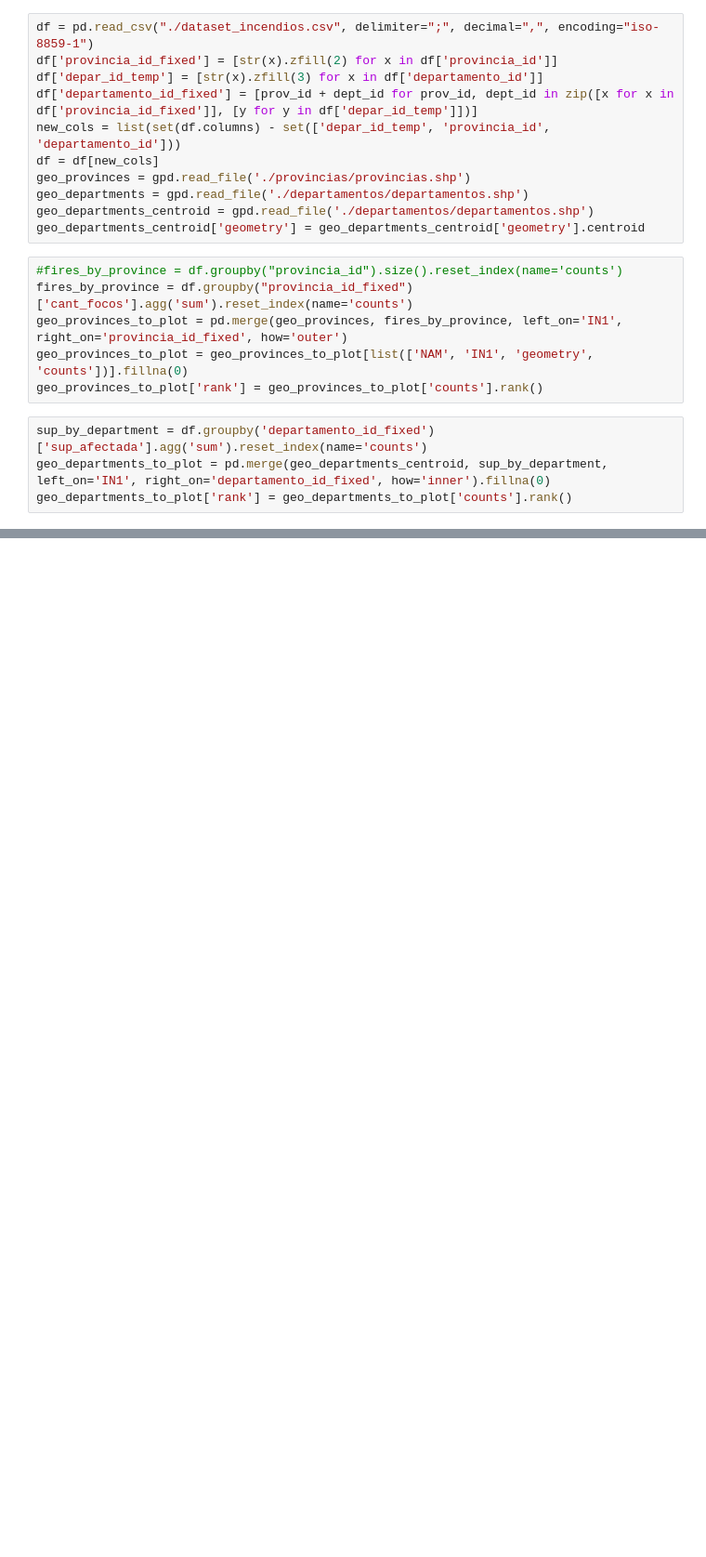
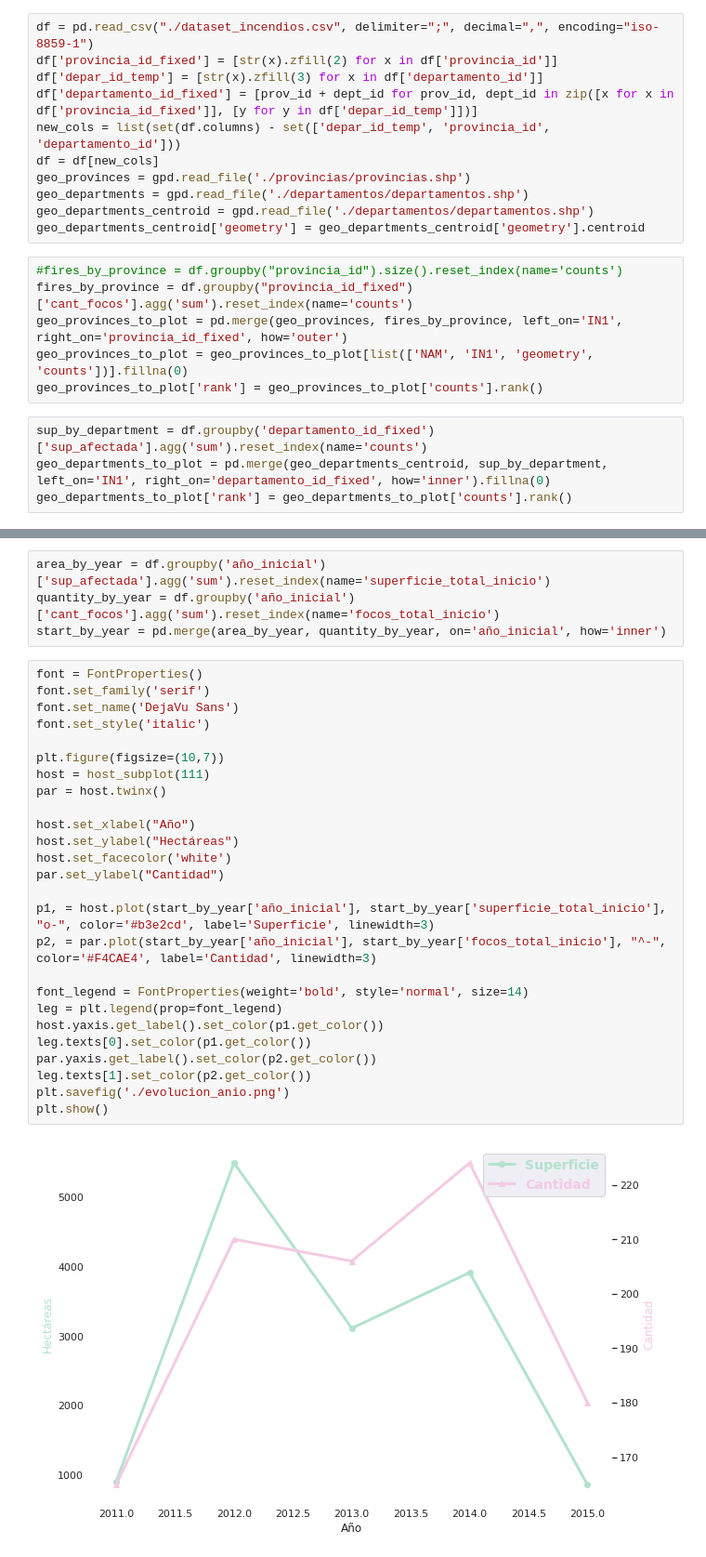
Before and after one commit to juanknebel/visualizacion-de-la-informacion-2020, a Jupyter notebook: tp1/tp1.ipynb, the cells around one changed output, grey strips where cells are left out. Shown: that part at 93% size. Cells and saved outputs as stored; diff of their text form; blank space fills up the shorter version.

```diff
--- a/tp1/tp1.ipynb
+++ b/tp1/tp1.ipynb
@@ -50,0 +58,32 @@ plt.box(on=None)
+# %%
+area_by_year = df.groupby('año_inicial')['sup_afectada'].agg('sum').reset_index(name='superficie_total_inicio')
+quantity_by_year = df.groupby('año_inicial')['cant_focos'].agg('sum').reset_index(name='focos_total_inicio')
+start_by_year = pd.merge(area_by_year, quantity_by_year, on='año_inicial', how='inner')
+# %%
+font = FontProperties()
+font.set_family('serif')
+font.set_name('DejaVu Sans')
+font.set_style('italic')
+
+plt.figure(figsize=(10,7))
+host = host_subplot(111)
+par = host.twinx()
+
+host.set_xlabel("Año")
+host.set_ylabel("Hectáreas")
+host.set_facecolor('white')
+par.set_ylabel("Cantidad")
+
+p1, = host.plot(start_by_year['año_inicial'], start_by_year['superficie_total_inicio'], "o-", color='#b3e2cd', label='Superficie', linewidth=3)
+p2, = par.plot(start_by_year['año_inicial'], start_by_year['focos_total_inicio'], "^-", color='#F4CAE4', label='Cantidad', linewidth=3)
+
+font_legend = FontProperties(weight='bold', style='normal', size=14)
+leg = plt.legend(prop=font_legend)
+host.yaxis.get_label().set_color(p1.get_color())
+leg.texts[0].set_color(p1.get_color())
+par.yaxis.get_label().set_color(p2.get_color())
+leg.texts[1].set_color(p2.get_color())
+plt.savefig('./evolucion_anio.png')
+plt.show()
+# %% [output]
+[figure, added]
```
Also changed, not shown: parts of 8 cells of this notebook, 5 other files.
